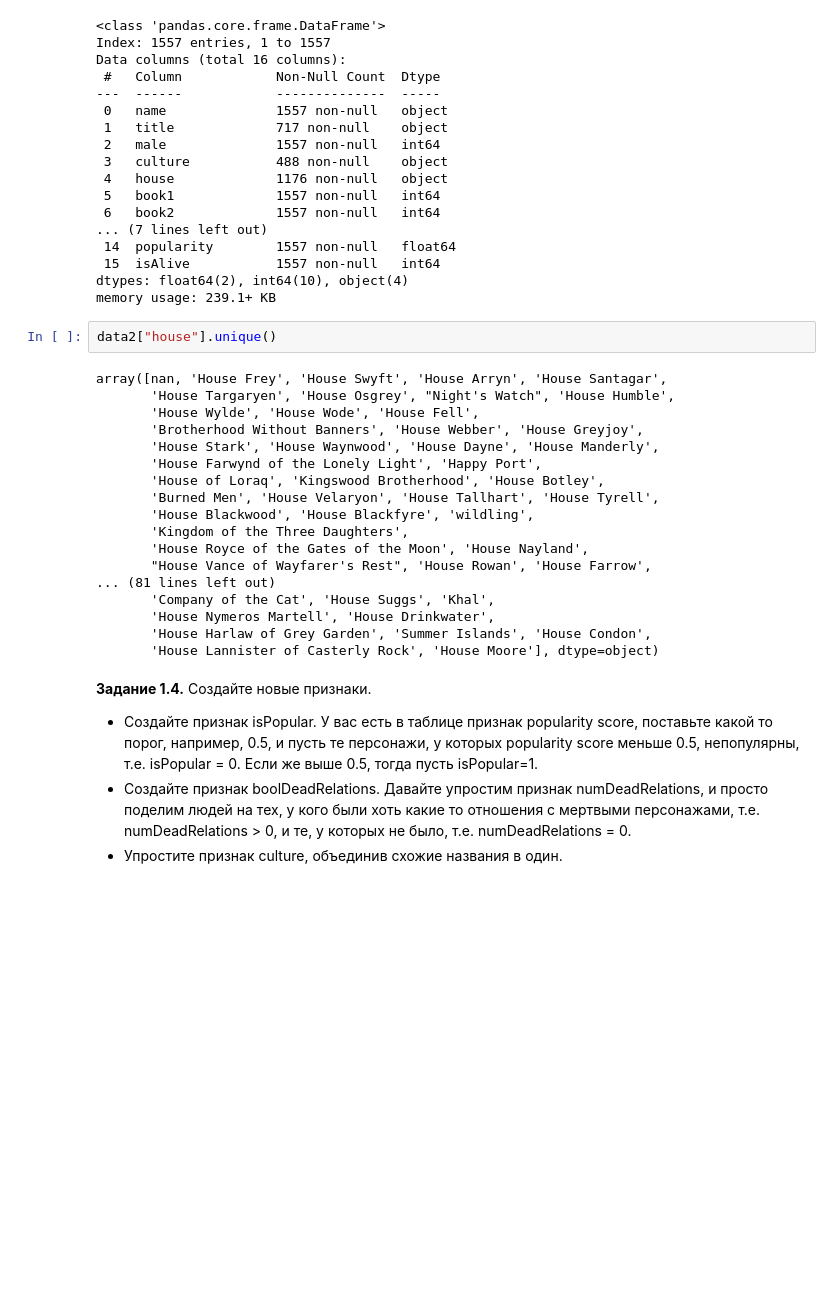
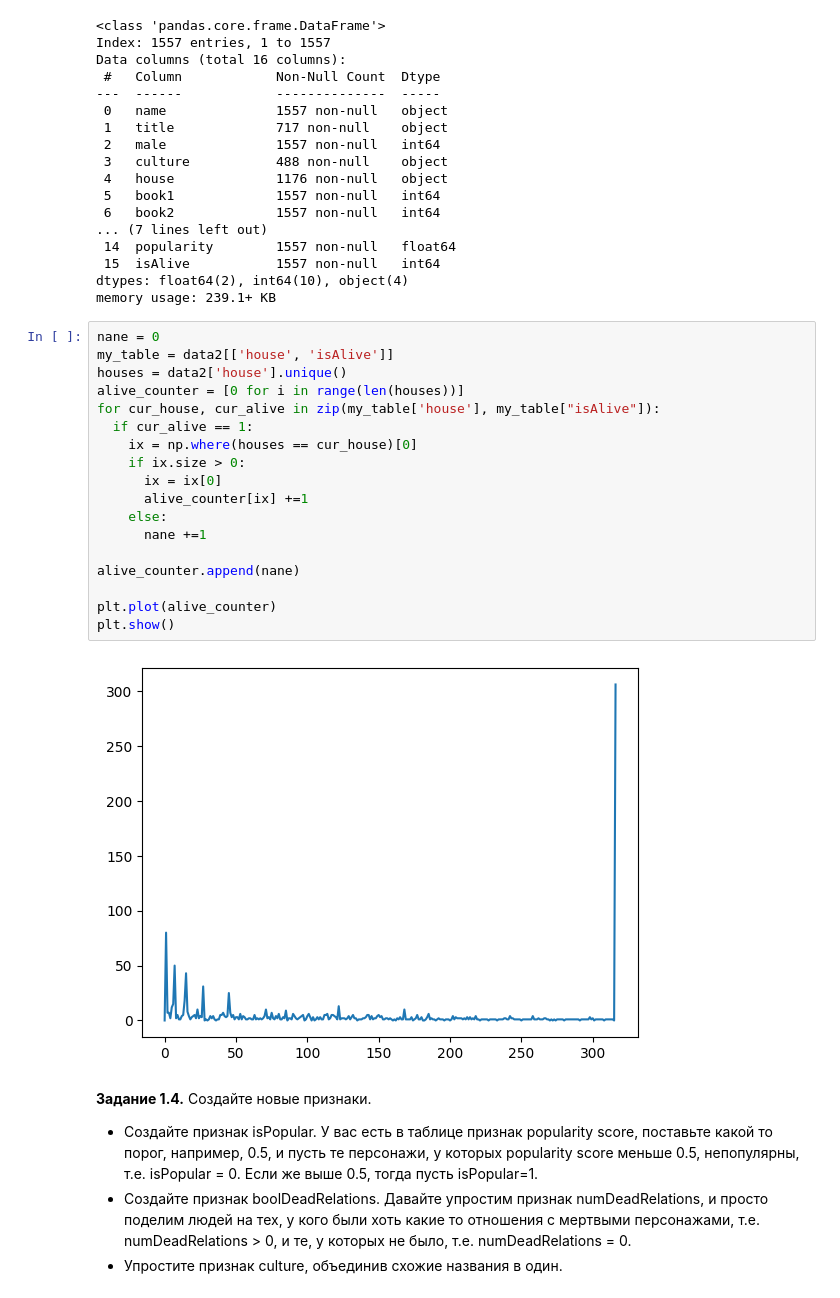
Before and after one commit to Prototype721/MFTI_course, a Jupyter notebook: week_01_ml_intro/Homework/hw_1_game_of_thrones.ipynb, the cells around one changed output. Saved outputs shown, nothing was run; the diff lists cells and outputs as text; blank space fills up the shorter version.

```diff
--- a/week_01_ml_intro/Homework/hw_1_game_of_thrones.ipynb
+++ b/week_01_ml_intro/Homework/hw_1_game_of_thrones.ipynb
@@ -145,26 +146,26 @@ Data columns (total 16 columns):
  15  isAlive           1557 non-null   int64
 dtypes: float64(2), int64(10), object(4)
 memory usage: 239.1+ KB
-# %%
-data2["house"].unique()
-# %% [output]
-array([nan, 'House Frey', 'House Swyft', 'House Arryn', 'House Santagar',
-       'House Targaryen', 'House Osgrey', "Night's Watch", 'House Humble',
-       'House Wylde', 'House Wode', 'House Fell',
-       'Brotherhood Without Banners', 'House Webber', 'House Greyjoy',
-       'House Stark', 'House Waynwood', 'House Dayne', 'House Manderly',
-       'House Farwynd of the Lonely Light', 'Happy Port',
-       'House of Loraq', 'Kingswood Brotherhood', 'House Botley',
-       'Burned Men', 'House Velaryon', 'House Tallhart', 'House Tyrell',
-       'House Blackwood', 'House Blackfyre', 'wildling',
-       'Kingdom of the Three Daughters',
-       'House Royce of the Gates of the Moon', 'House Nayland',
-       "House Vance of Wayfarer's Rest", 'House Rowan', 'House Farrow',
-... (81 lines left out)
-       'Company of the Cat', 'House Suggs', 'Khal',
-       'House Nymeros Martell', 'House Drinkwater',
-       'House Harlaw of Grey Garden', 'Summer Islands', 'House Condon',
-       'House Lannister of Casterly Rock', 'House Moore'], dtype=object)
+# %%
+nane = 0
+my_table = data2[['house', 'isAlive']]
+houses = data2['house'].unique()
+alive_counter = [0 for i in range(len(houses))]
+for cur_house, cur_alive in zip(my_table['house'], my_table["isAlive"]):
+  if cur_alive == 1:
+    ix = np.where(houses == cur_house)[0]
+    if ix.size > 0:
+      ix = ix[0]
+      alive_counter[ix] +=1
+    else:
+      nane +=1
+
+alive_counter.append(nane)
+
+plt.plot(alive_counter)
+plt.show()
+# %% [output]
+[figure, added]
 # %% [markdown]
 **Задание 1.4.** Создайте новые признаки.
 * Создайте признак isPopular. У вас есть в таблице признак popularity score, поставьте какой то порог, например, 0.5, и пусть те персонажи, у которых popularity score меньше 0.5, непопулярны, т.е. isPopular = 0. Если же выше 0.5, тогда пусть isPopular=1.
```
Also changed, not shown: parts of 1 cell of this notebook.
